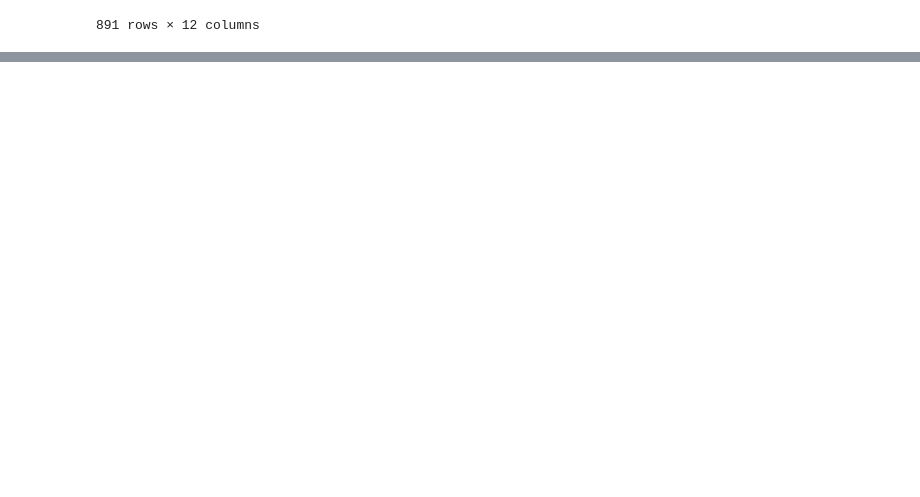
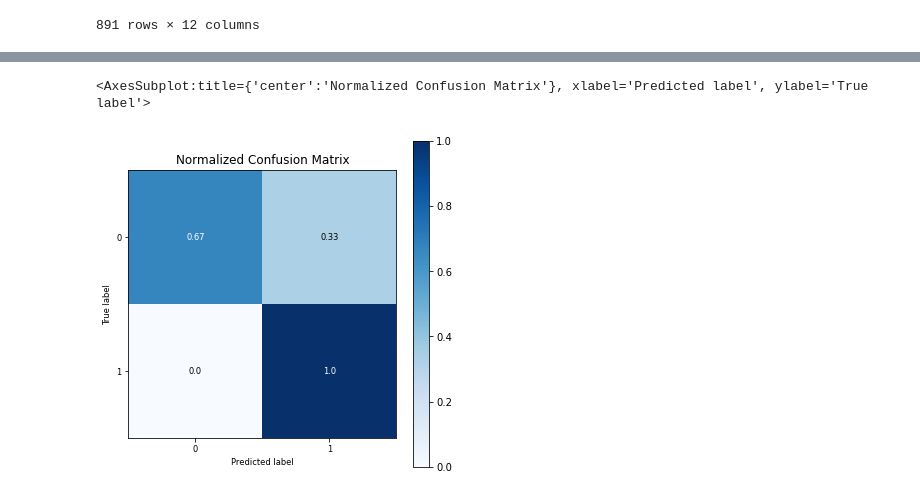
Before and after one commit to AlvaroChavarri/Practicamining3, a Jupyter notebook: LAB03-GRUPORoigChavarri/Practica1Titanic.ipynb, the cells around one changed output, grey strips where cells are left out. Saved outputs shown, nothing was run; the diff lists cells and outputs as text; code cells hidden in the pictures; blank space fills up the shorter version.

```diff
--- a/LAB03-GRUPORoigChavarri/Practica1Titanic.ipynb
+++ b/LAB03-GRUPORoigChavarri/Practica1Titanic.ipynb
@@ -24,0 +196,9 @@ data
+# %%
+#Test clasificar 5 pasajeros
+x_test=test.drop(["Survived"],axis=1)
+y_test=test["Survived"]
+# %%
+skplt.metrics.plot_confusion_matrix(y_test, Dec_tree.predict(x_test),normalize=True,figsize=(6,6),text_fontsize='small')
+# %% [output]
+<AxesSubplot:title={'center':'Normalized Confusion Matrix'}, xlabel='Predicted label', ylabel='True label'>
+[figure, added]
```
Also changed, not shown: parts of 17 cells of this notebook, 1 other file.
